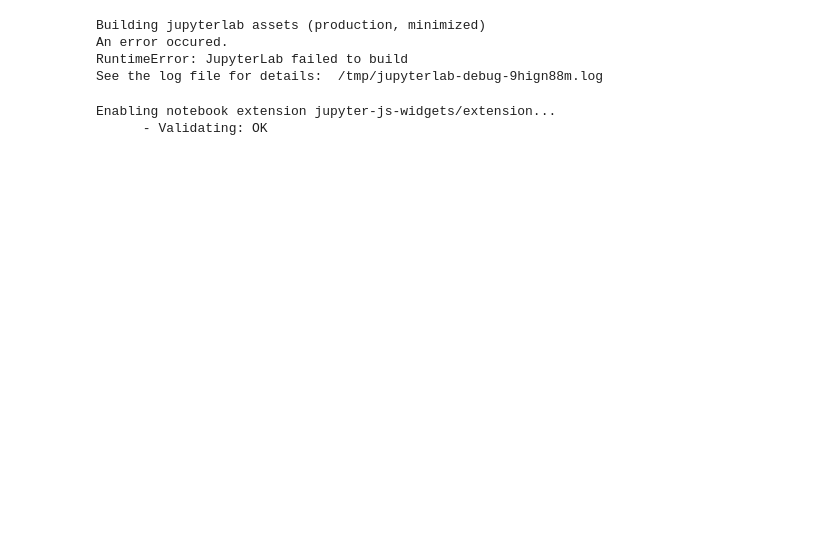
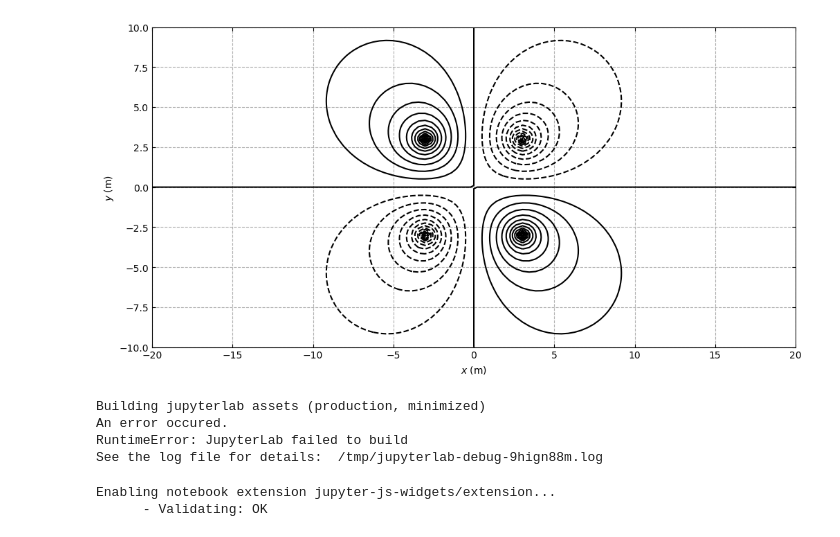
Before and after one commit to pmarg4/LabElectro, a Jupyter notebook: Pràctica 01/Equipotencials-Copy1.ipynb, the cells around one changed output. Saved outputs shown, nothing was run; the diff lists cells and outputs as text; code cells hidden in the pictures; blank space fills up the shorter version.

```diff
--- a/Pràctica 01/Equipotencials-Copy1.ipynb
+++ b/Pràctica 01/Equipotencials-Copy1.ipynb
@@ -212,3 +271,81 @@ fig.savefig('custom.pdf')
+# %%
+#Fils
+def V2(x, y):
+    r0=1
+    L=1
+    r=np.sqrt(x**2+y**2)
+    V=L/(2*np.pi*ct.epsilon_0)*np.log(r0/r)
+
+    return V
+def V1(x, y):
+    r0=1
+    L=-1
+    r=np.sqrt(x**2+y**2)
+    V=L/(2*np.pi*ct.epsilon_0)*np.log(r0/r)
+
+    return V
+nx, ny = 100,100
+a=10
+b=20
+d=3
+x = np.linspace(-b, b, nx)
+y = np.linspace(-a, a, ny)
+X, Y = np.meshgrid(x, y)
+#ELS BOONS
+# Z1=V1(X+d,Y)
+# Z2=V2(X-d,Y)
+
+Z1=V1(X+d,Y+d)
+Z2=V1(X-d,Y-d)
+Z3=V2(X+d,Y-d)
+Z4=V2(X-d,Y+d)
+#Gràfics
+
+fig, ax = plt.subplots(figsize=(12, 6))
+
+
+ax.contour(X,Y,Z1+Z2+Z3+Z4,30,colors='black')
+ax.tick_params(direction='in',top="true",right='true')
+ax.grid(linestyle='dashed')
+ax.set_xlabel("$x$ (m)")
+ax.set_ylabel("$y$ (m)")
+
+# dx,dy=np.gradient(Z1+Z2)
+# ax.quiver(X, Y, dx,dy,units='xy')
+
+nnx=20
+nny=20
+xx = np.linspace(-b, b, nnx)
+yy = np.linspace(-a, a, nny)
+
+
+XX, YY = np.meshgrid(xx, yy)
+#ELS BONS
+# ZZ1=V1(XX+d,YY)
+# ZZ2=V2(XX-d,YY)
+ZZ1=V1(XX+d,YY)
+ZZ2=V1(XX-d,YY)
+ZZ1=V2(XX,YY+d)
+ZZ2=V2(XX,YY-d)
+
+
+G=np.gradient(ZZ1+ZZ2)
+norms=np.linalg.norm(G,axis=0)
+Grad=[np.where(norms==0,0,i/norms) for i in G]
+dx=Grad[0]
+dy=Grad[1]
+# plt.quiver(XX, YY,dy,dx)
+#
+plt.show()
+fig.savefig('fils.pdf')
+# ax.grid?
+# plt.tick_params(labeltop=True, labelright=True)
+
+
+# plt.contour(X,Y,Z1+Z2,20,colors='black')
+# plt.show()
+# %% [output]
+[figure, added]
 # %%
 # %% [output]
 Building jupyterlab assets (production, minimized)
```
Also changed, not shown: parts of 3 cells of this notebook, 35 other files.
